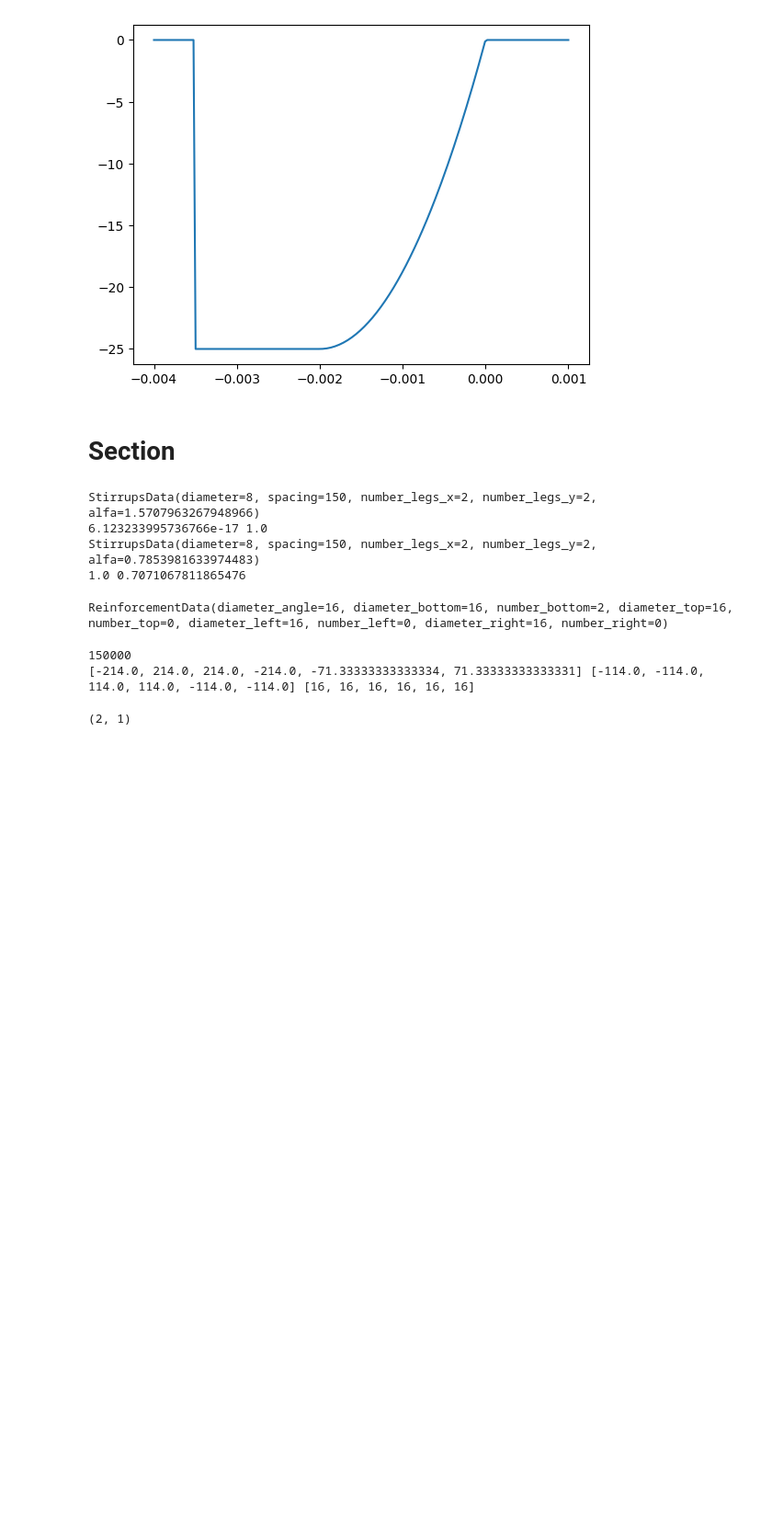
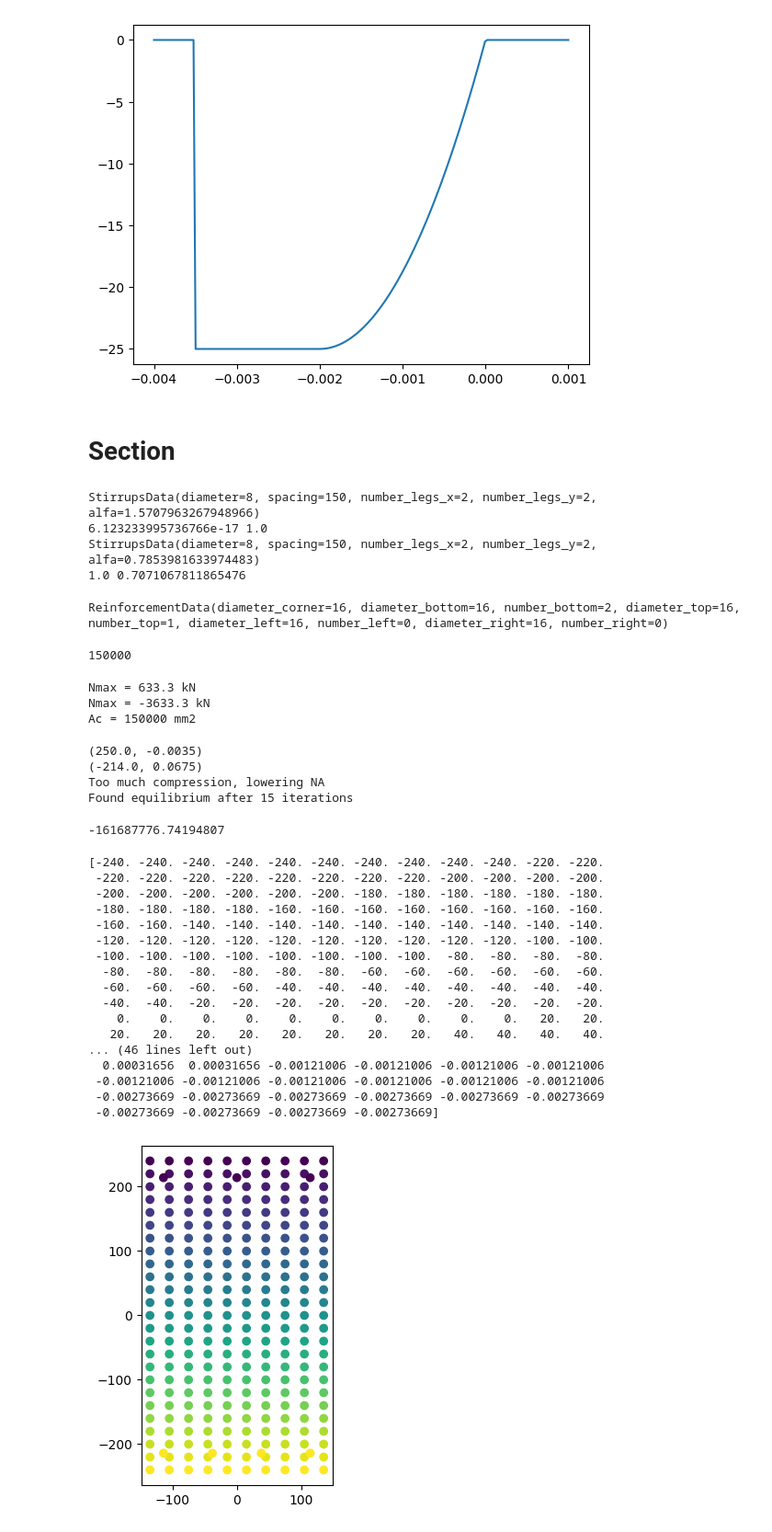
Before and after one commit to fib-international/structuralcodes, a Jupyter notebook: test.ipynb, the cells around one changed output. Shown: that part at 92% size. Drawn from its saved outputs; the diff is of its cells as text; code cells hidden in the pictures; blank space fills up the shorter version.

```diff
--- a/test.ipynb
+++ b/test.ipynb
@@ -99,19 +99,55 @@ StirrupsData(diameter=8, spacing=150, number_legs_x=2, number_legs_y=2, alfa=0.7
 1.0 0.7071067811865476
 # %%
 # The section will have 3fi16 in the top part and 4fi16 in the bottom part:
-rd = sec.ReinforcementData(diameter_angle=16, number_bottom = 2, number_top = 1)
+rd = sec.ReinforcementData(diameter_corner = 16, number_bottom = 2, number_top = 1)
 print(rd)
 # %% [output]
-ReinforcementData(diameter_angle=16, diameter_bottom=16, number_bottom=2, diameter_top=16, number_top=0, diameter_left=16, number_left=0, diameter_right=16, number_right=0)
+ReinforcementData(diameter_corner=16, diameter_bottom=16, number_bottom=2, diameter_top=16, number_top=1, diameter_left=16, number_left=0, diameter_right=16, number_right=0)
 # %%
 section = sec.RectangularRC(width = 300, height=500, cover=20, stirrups_data=sd, reinforcement_data=rd, concrete=C25, reinforcement=el_reinf)
 print(section.area)
-print(section.xs,section.ys,section.d)
+#print(section.xs,section.ys,section.d,section.As)
+#print(section.xc,section.yc,section.Ac)
 # %% [output]
 150000
-[-214.0, 214.0, 214.0, -214.0, -71.33333333333334, 71.33333333333331] [-114.0, -114.0, 114.0, 114.0, -114.0, -114.0] [16, 16, 16, 16, 16, 16]
-# %%
-a = np.array([[0.003], [0.002]])
-a.shape
-# %% [output]
-(2, 1)
+# %%
+print(f'Nmax = {section.max_tension_force()/1000:.1f} kN')
+print(f'Nmax = {section.max_compression_force()/1000:.1f} kN')
+print(f'Ac = {section.area} mm2')
+# %% [output]
+Nmax = 633.3 kN
+Nmax = -3633.3 kN
+Ac = 150000 mm2
+# %%
+print(f'Mrd = {abs(section.bending_strength_xn(N = -10000))}')
+# %% [output]
+(250.0, -0.0035)
+(-214.0, 0.0675)
+Too much compression, lowering NA
+Found equilibrium after 15 iterations
+-161687776.74194807
+# %%
+import matplotlib.pyplot as plt
+
+plt.scatter(section.xc, section.yc, c = section.strain_c)
+plt.scatter(section.xs, section.ys, c = section.strain_s)
+plt.gca().set_aspect('equal')
+# %% [output]
+[-240. -240. -240. -240. -240. -240. -240. -240. -240. -240. -220. -220.
+ -220. -220. -220. -220. -220. -220. -220. -220. -200. -200. -200. -200.
+ -200. -200. -200. -200. -200. -200. -180. -180. -180. -180. -180. -180.
+ -180. -180. -180. -180. -160. -160. -160. -160. -160. -160. -160. -160.
+ -160. -160. -140. -140. -140. -140. -140. -140. -140. -140. -140. -140.
+ -120. -120. -120. -120. -120. -120. -120. -120. -120. -120. -100. -100.
+ -100. -100. -100. -100. -100. -100. -100. -100.  -80.  -80.  -80.  -80.
+  -80.  -80.  -80.  -80.  -80.  -80.  -60.  -60.  -60.  -60.  -60.  -60.
+  -60.  -60.  -60.  -60.  -40.  -40.  -40.  -40.  -40.  -40.  -40.  -40.
+  -40.  -40.  -20.  -20.  -20.  -20.  -20.  -20.  -20.  -20.  -20.  -20.
+    0.    0.    0.    0.    0.    0.    0.    0.    0.    0.   20.   20.
+   20.   20.   20.   20.   20.   20.   20.   20.   40.   40.   40.   40.
+... (46 lines left out)
+  0.00031656  0.00031656 -0.00121006 -0.00121006 -0.00121006 -0.00121006
+ -0.00121006 -0.00121006 -0.00121006 -0.00121006 -0.00121006 -0.00121006
+ -0.00273669 -0.00273669 -0.00273669 -0.00273669 -0.00273669 -0.00273669
+ -0.00273669 -0.00273669 -0.00273669 -0.00273669]
+[figure, added]
```
Also changed, not shown: parts of 2 cells of this notebook, 2 other files.
